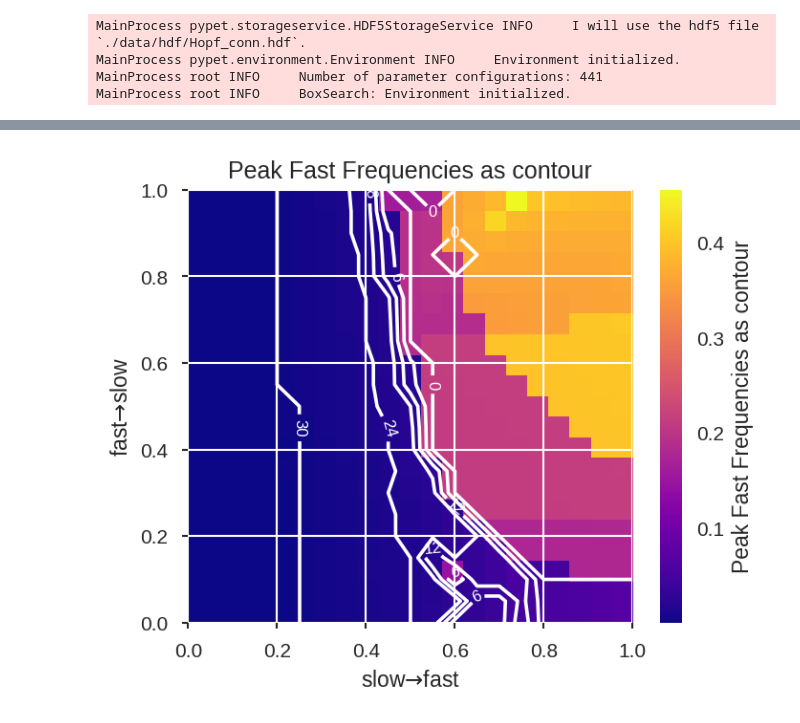
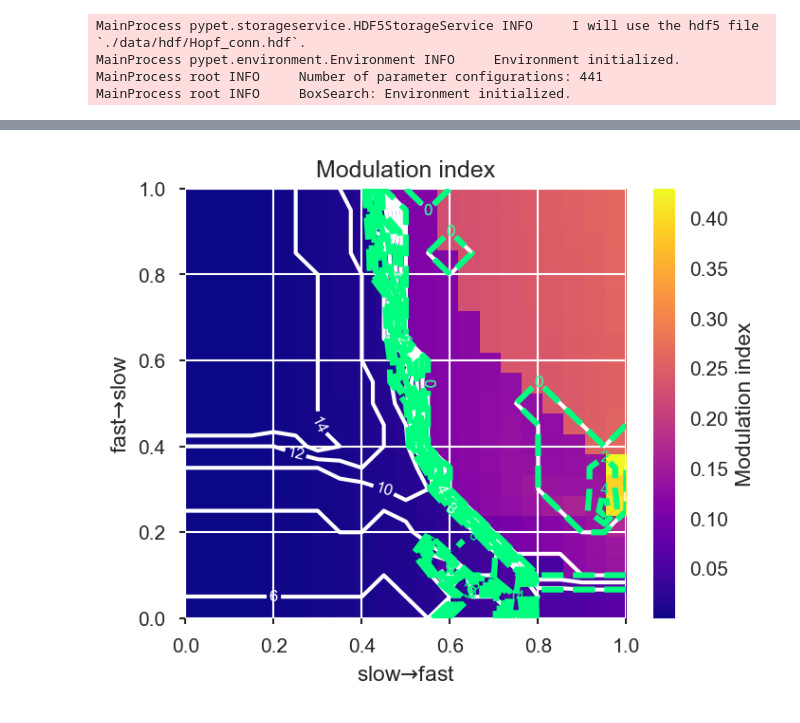
Before and after one commit to jajcayn/Hopf_CFC_analysis, a Jupyter notebook: parameters_exploration_Hopf.ipynb, the cells around one changed output, grey strips where cells are left out. Cells and saved outputs as stored; diff of their text form; code cells hidden in the pictures.

Commit message:
double contour plot for 2D exploration

```diff
--- a/parameters_exploration_Hopf.ipynb
+++ b/parameters_exploration_Hopf.ipynb
@@ -202,16 +205,32 @@ search.dfResults
 441 rows × 5 columns
+# %%
+eu.plotExplorationResults(
+    search.dfResults,
+    par1=["slow_to_fast", r"slow$\to$fast"],
+    par2=["fast_to_slow", r"fast$\to$slow"],
+    plot_key="modulation_index",
+    nan_to_zero=False,
+    plot_key_label="Modulation index",
+    contour=["peak_freq_slow", "peak_freq_fast"],
+    contour_color=[["white"], ["springgreen"]],
+    contour_levels=[np.arange(0, 20, 2).tolist(), np.arange(0, 20, 2).tolist()],
+    contour_alpha=[1.0, 1.0],
+    contour_kwargs={
+        0: {"linewidths": (2,), "clabel": True},
+        1: {"linestyles": "--", "linewidths": (3,), "clabel": True},
+    },
+)
+# %% [output]
+[figure, added]
 # %%
 eu.plotExplorationResults(
     search.dfResults,
     par1=["slow_to_fast", r"slow$\to$fast"],
     par2=["fast_to_slow", r"fast$\to$slow"],
     plot_key="modulation_index",
+    plot_key_label="Peak Slow Frequencies as contour",
     nan_to_zero=False,
-    plot_key_label= "Peak Fast Frequencies as contour",
-    contour="peak_freq_fast",
+    contour="peak_freq_slow",
     contour_levels=5,
-    contour_kwargs={ "clabel": True},
-
+    contour_kwargs={"clabel": True},
 )
-# %% [output]
-[figure, removed]
```
Also changed, not shown: parts of 7 cells of this notebook, 1 other file.
